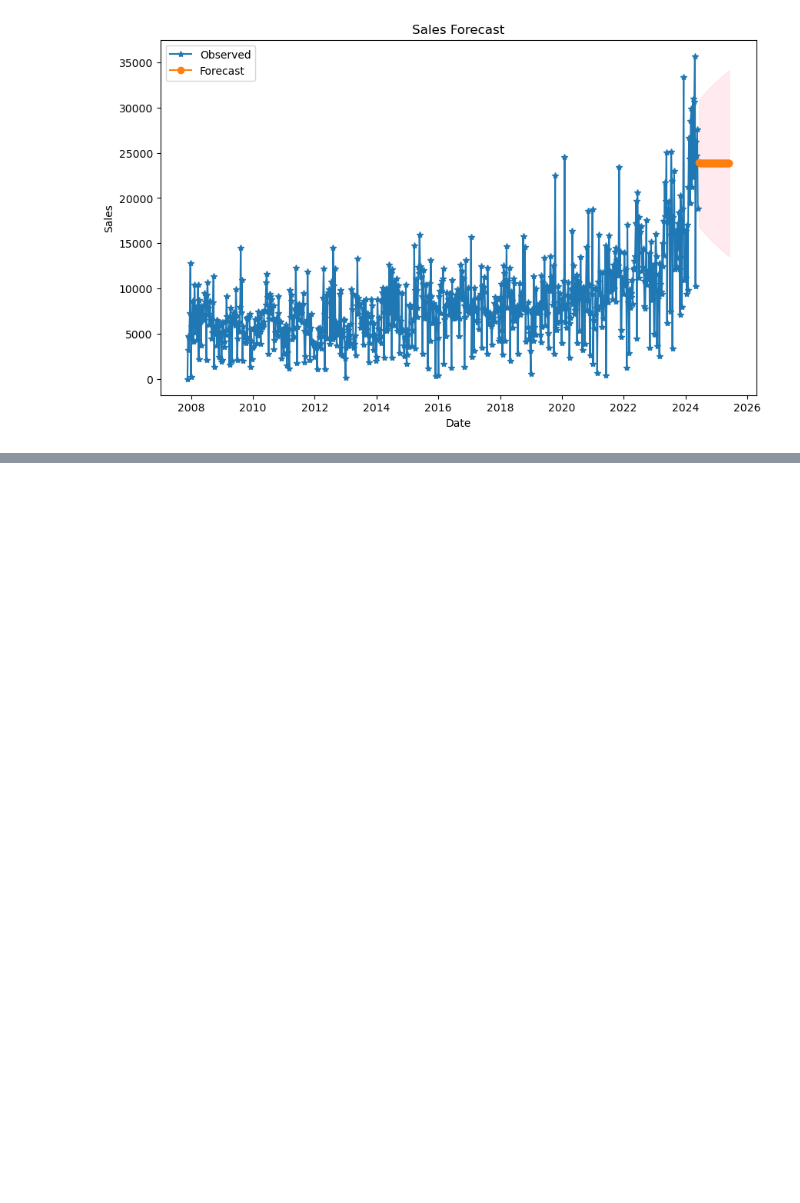
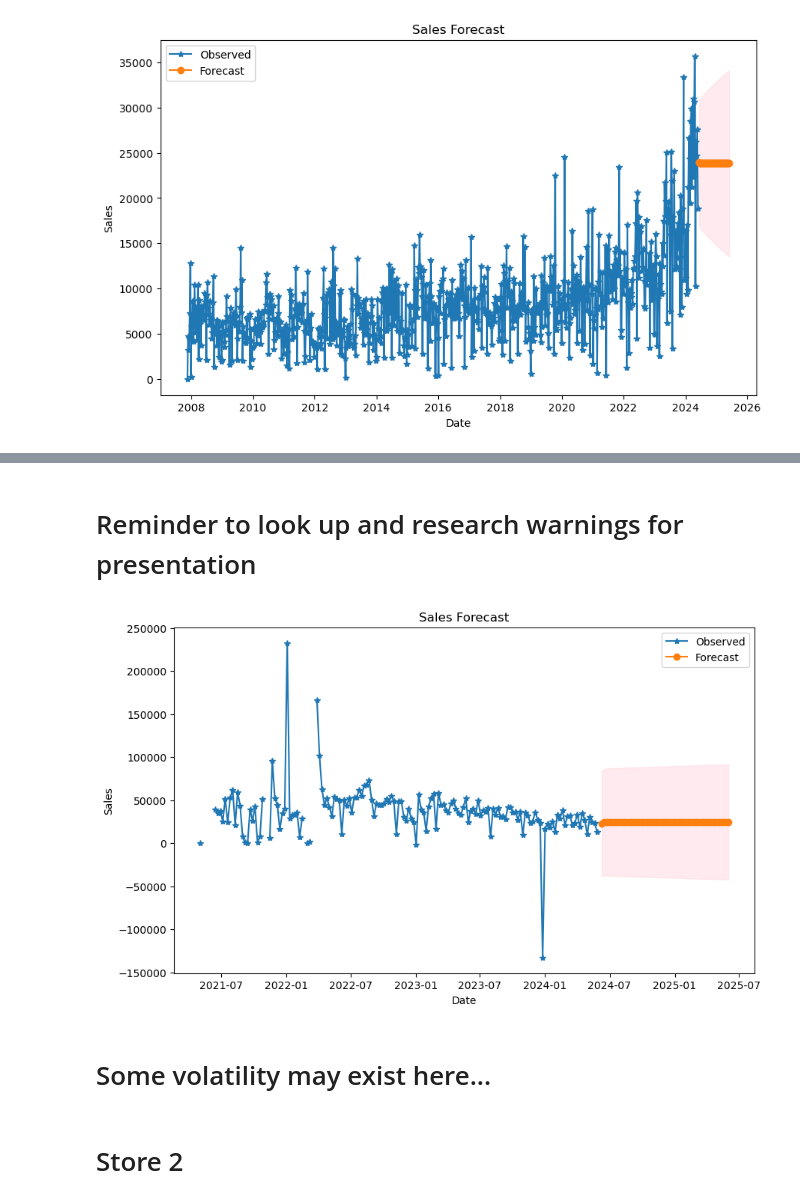
Before and after one commit to srhill12/project-2-group-3, a Jupyter notebook: steven's notebook/Steven's Notebook.ipynb, the cells around one changed output, grey strips where cells are left out. Cells and saved outputs as stored; diff of their text form; code cells hidden in the pictures; blank space fills up the shorter version.

```diff
--- a/steven's notebook/Steven's Notebook.ipynb
+++ b/steven's notebook/Steven's Notebook.ipynb
@@ -311,0 +383,10 @@ plt.show()
+# %%
+warnings.filterwarnings("ignore")
+
+# Fit the ARIMA model
+# Here I use p=1, d=1 (denotes first differencing), q=1 as an example. I might need to adjust these parameters based on ACF and PACF plots.
+model = ARIMA(store1_final_df['Sales'], order=(1, 1, 1))
+model_fit = model.fit()
+
+# Summary of the model
+print(model_fit.summary())
@@ -311,0 +411,30 @@ plt.show()
+# %% [markdown]
+# Reminder to look up and research warnings for presentation
+# %%
+# Forecast future values
+forecast_steps = 52  # Number of periods to forecast
+forecast = model_fit.get_forecast(steps=forecast_steps)
+
+# Extract the forecasted mean, standard error, and confidence intervals
+forecast_mean = forecast.predicted_mean
+forecast_conf_int = forecast.conf_int()
+
+# Generate forecast index
+forecast_index = pd.date_range(start=store1_final_df.index[-1], periods=forecast_steps + 1, freq='W')[1:]
+
+# Plot the forecast
+plt.figure(figsize=(10, 6))
+plt.plot(store1_final_df['Sales'], label='Observed', marker='*')
+plt.plot(forecast_index, forecast_mean, label='Forecast', marker='o')
+plt.fill_between(forecast_index, forecast_conf_int.iloc[:, 0], forecast_conf_int.iloc[:, 1], color='pink', alpha=0.3)
+plt.title('Sales Forecast')
+plt.xlabel('Date')
+plt.ylabel('Sales')
+plt.legend()
+plt.show()
+# %% [output]
+[figure, added]
+# %% [markdown]
+# Some volatility may exist here...
+# %% [markdown]
+# Store 2
```
Also changed, not shown: parts of 68 cells of this notebook, 27 other files.
